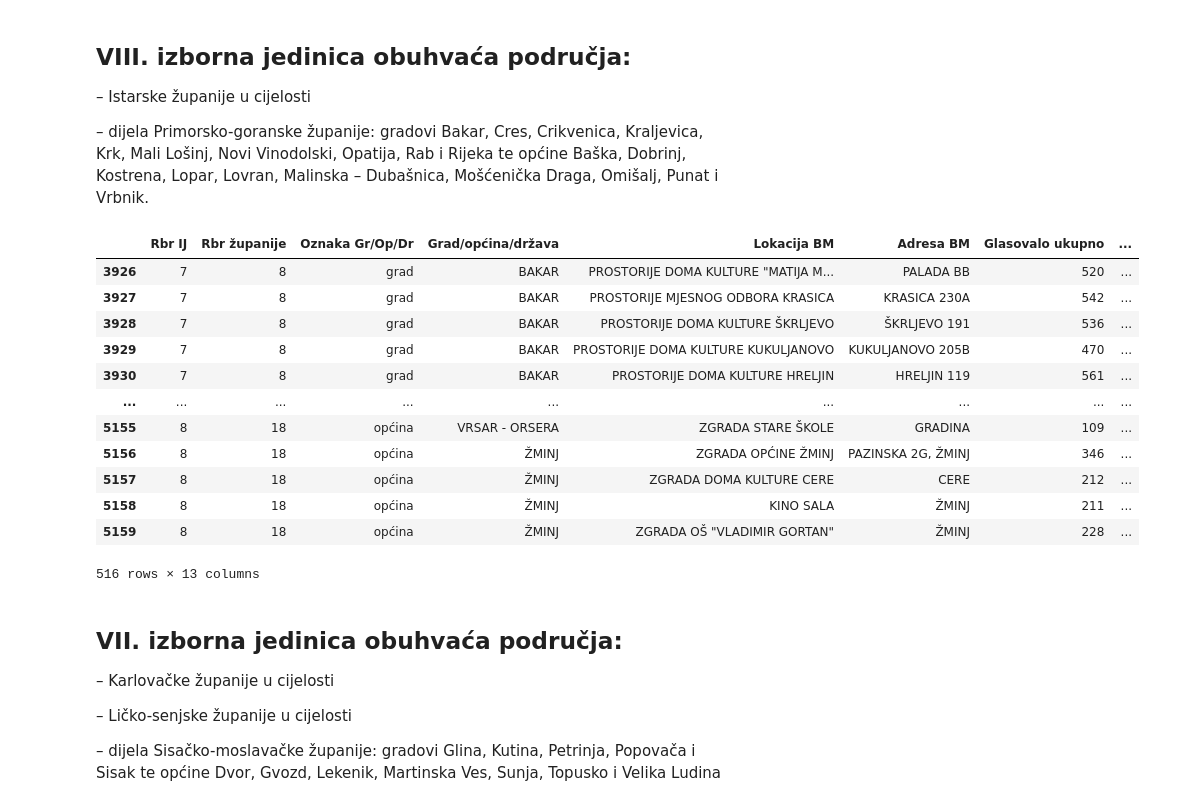
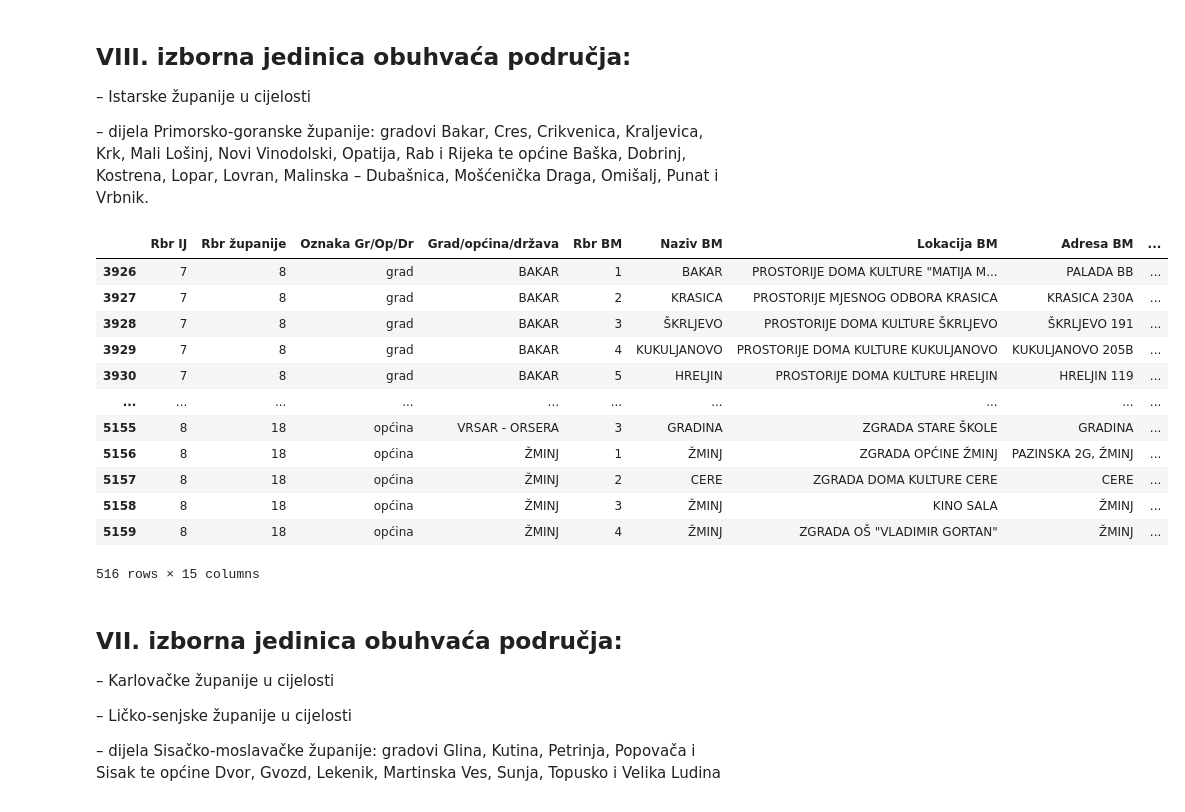
Before and after one commit to anaterovic/AIElections, a Jupyter notebook: preraspodjela-birackih/preraspodjela.ipynb, the cells around one changed output. Cells and saved outputs as stored; diff of their text form; code cells hidden in the pictures.

```diff
--- a/preraspodjela-birackih/preraspodjela.ipynb
+++ b/preraspodjela-birackih/preraspodjela.ipynb
@@ -4,38 +4,52 @@ from tqdm import tqdm
 from typing import List, Dict
 # %%
 PATH_20 = "../data/previous-elections/rezultati_2020/Excel/" #+ "02_01.xlsx"
+# PATH_16 = "../data/previous-elections/rezultati_2016/Excel/" #+ "001_00.xlsx"
+# PATH_15 = "../data/previous-elections/rezultati_2015/Excel/" #+ "02_01.xlsx"
 
 def get_data_ii(i):
     if i < 10:
         i = "0" + str(i)
     data_20 = pd.DataFrame(pd.read_excel(PATH_20 + "02_"+str(i)+".xlsx"))
-    return data_20
+    # data_16 = pd.DataFrame(pd.read_excel(PATH_16 + "0"+str(i)+"_00.xlsx"))
+    # data_15 = pd.DataFrame(pd.read_excel(PATH_15 + "02_"+str(i)+".xlsx"))
+    return data_20#, data_16, data_15
 
 def get_all_data():
     dataframes_20 = []
+    # dataframes_16 = []
+    # dataframes_15 = []
     id2zupanija = {}
 
     for i in tqdm(range (1,11)):
+        # data_20, data_16, data_15 = get_data_ii(i)
         data_20 = get_data_ii(i)
         #remove first row and last 3 rows
         #data_11 = data_11.iloc[1:-3]
 
-        data_20 = data_20.filter(regex=r"Rbr IJ|Rbr.županije|Županija|Oznaka Gr/Op/Dr|Grad/općina/država|Rbr BM|Naziv BM|Lokacija BM|Adresa BM|^Glasovalo birača \(po listićima\)$|SDP|HDZ|MOST|DOMOVINSKI POKRET|MOŽEMO", axis=1)
+        data_20 = data_20.filter(regex=r"Rbr IJ|Rbr.županije|Županija|Oznaka Gr/Op/Dr|Grad/općina/država|Rbr BM|Naziv BM|Lokacija BM|Adresa BM|^Važeći listići$|SDP|HDZ|MOST|DOMOVINSKI POKRET|MOŽEMO", axis=1)
+        # data_16 = data_16.filter(regex=r"Rbr IJ|Rbr.županije|Županija|Oznaka Gr/Op/Dr|Grad/općina/država|Rbr BM|Naziv BM|Lokacija BM|Adresa BM|^Važeći listići$|SDP|HDZ|MOST", axis=1)
+        # data_15 = data_15.filter(regex=r"Rbr IJ|Rbr.županije|Županija|Oznaka Gr/Op/Dr|Grad/općina/država|Rbr BM|Naziv BM|Lokacija BM|Adresa BM|^Važeći listići$|SDP|HDZ|MOST", axis=1)
 
-        data_20.columns = ["Rbr IJ", "Rbr županije", "Županija", "Oznaka Gr/Op/Dr", "Grad/općina/država", "Rbr BM", "Naziv BM", "Lokacija BM", "Adresa BM","Glasovalo ukupno","MOST", "MOŽEMO", "DP", "HDZ", "SDP"]
+        data_20.columns = ["Rbr IJ", "Rbr županije", "Županija", "Oznaka Gr/Op/Dr", "Grad/općina/država", "Rbr BM", "Naziv BM", "Lokacija BM", "Adresa BM", "Glasovalo ukupno","MOST", "MOŽEMO", "DP", "HDZ", "SDP"]
+        # data_16.columns = ["Rbr IJ", "Rbr županije", "Županija", "Oznaka Gr/Op/Dr", "Grad/općina/država", "Rbr BM", "Naziv BM", "Lokacija BM", "Adresa BM", "Glasovalo ukupno","MOST", "HDZ", "SDP"]
+        # data_15.columns = ["Rbr IJ", "Rbr županije", "Županija", "Oznaka Gr/Op/Dr", "Grad/općina/država", "Rbr BM", "Naziv BM", "Lokacija BM", "Adresa BM", "Glasovalo ukupno","MOST", "HDZ", "SDP"]
 
         id2zupanija.update(dict(zip(data_20["Rbr županije"], data_20["Županija"])))
-        data_20.drop("Županija", axis=1, inplace=True)
 
+        # for df in [data_20, data_16, data_15]:
         for df in [data_20]:
-            df["Adresa BM"] = df["Adresa BM"]
+            df.drop("Županija", axis=1, inplace=True)
             df["BM"] = df["Rbr BM"].astype(int).astype(str) + " " + df["Naziv BM"]
-            df.drop("Naziv BM", axis=1, inplace=True)
-            df.drop("Rbr BM", axis=1, inplace=True)
 
 
         dataframes_20.append(data_20)
+        # dataframes_16.append(data_16)
+        # dataframes_15.append(data_15)
 
     data_20 = pd.concat(dataframes_20).reset_index(drop=True)
+    # data_16 = pd.concat(dataframes_16).reset_index(drop=True)
+    # data_15 = pd.concat(dataframes_15).reset_index(drop=True)
+    # return data_20, data_16, data_15, id2zupanija
     return data_20, id2zupanija
 # %%
@@ -85,6 +100,8 @@ def create_izborna_jedinica(df: pd.DataFrame, zupanije: List[str], zup2gradovi_o
             if grad_opcina not in found_matches:
                 print(f"Could not find match for {grad_opcina} ({id2zupanija[zupanija_id]})")
     return pd.DataFrame(rows)
+# %%
+data_ij: Dict[str, pd.DataFrame] = {}
 # %% [markdown]
 ## X. izborna jedinica obuhvaća područja:
 
@@ -100,5 +117,6 @@ zup2gradovi_opcine = {
 }
 
 data_10 = create_izborna_jedinica(data_20, zupanije, zup2gradovi_opcine)
+data_ij[10] = data_10
 data_10
 # %% [output]
@@ -142,5 +160,6 @@ zup2gradovi_opcine = {
     ]
 }
 data_9 = create_izborna_jedinica(data_20, zupanije, zup2gradovi_opcine)
+data_ij[9] = data_9
 data_9
 # %% [output]
@@ -166,32 +185,33 @@ data_9
 # %%
 # VIII. izborna jedinica obuhvaća područja:
 
 # – Istarske županije u cijelosti
 
 # – dijela Primorsko-goranske županije: gradovi Bakar, Cres, Crikvenica, Kraljevica, Krk, Mali Lošinj, Novi Vinodolski, Opatija, Rab i Rijeka te općine Baška, Dobrinj, Kostrena, Lopar, Lovran, Malinska – Dubašnica, Mošćenička Draga, Omišalj, Punat i Vrbnik.
 
 zupanije = ["ISTARSKA ŽUPANIJA"]
 zup2gradovi_opcine = {
     "PRIMORSKO-GORANSKA ŽUPANIJA": [
         "Bakar", "Cres", "Crikvenica", "Kraljevica", "Krk", "Mali Lošinj", "Novi Vinodolski", "Opatija", "Rab", "Rijeka", "Baška", "Dobrinj", "Kostrena", "Lopar", "Lovran", "Malinska-Dubašnica", "Mošćenička Draga", "Omišalj", "Punat", "Vrbnik"
     ]
 }
 data_8 = create_izborna_jedinica(data_20, zupanije, zup2gradovi_opcine)
+data_ij[8] = data_8
 data_8
 # %% [output]
-|  | Rbr IJ | Rbr županije | Oznaka Gr/Op/Dr | Grad/općina/država | Lokacija BM | Adresa BM | Glasovalo ukupno | ... |
-| 3926 | 7 | 8 | grad | BAKAR | PROSTORIJE DOMA KULTURE "MATIJA M... | PALADA BB | 520 | ... |
-| 3927 | 7 | 8 | grad | BAKAR | PROSTORIJE MJESNOG ODBORA KRASICA | KRASICA 230A | 542 | ... |
-| 3928 | 7 | 8 | grad | BAKAR | PROSTORIJE DOMA KULTURE ŠKRLJEVO | ŠKRLJEVO 191 | 536 | ... |
-| 3929 | 7 | 8 | grad | BAKAR | PROSTORIJE DOMA KULTURE KUKULJANOVO | KUKULJANOVO 205B | 470 | ... |
-| 3930 | 7 | 8 | grad | BAKAR | PROSTORIJE DOMA KULTURE HRELJIN | HRELJIN 119 | 561 | ... |
-| ... | ... | ... | ... | ... | ... | ... | ... | ... |
-| 5155 | 8 | 18 | općina | VRSAR - ORSERA | ZGRADA STARE ŠKOLE | GRADINA | 109 | ... |
-| 5156 | 8 | 18 | općina | ŽMINJ | ZGRADA OPĆINE ŽMINJ | PAZINSKA 2G, ŽMINJ | 346 | ... |
-| 5157 | 8 | 18 | općina | ŽMINJ | ZGRADA DOMA KULTURE CERE | CERE | 212 | ... |
-| 5158 | 8 | 18 | općina | ŽMINJ | KINO SALA | ŽMINJ | 211 | ... |
-| 5159 | 8 | 18 | općina | ŽMINJ | ZGRADA OŠ "VLADIMIR GORTAN" | ŽMINJ | 228 | ... |
+|  | Rbr IJ | Rbr županije | Oznaka Gr/Op/Dr | Grad/općina/država | Rbr BM | Naziv BM | Lokacija BM | Adresa BM | ... |
+| 3926 | 7 | 8 | grad | BAKAR | 1 | BAKAR | PROSTORIJE DOMA KULTURE "MATIJA M... | PALADA BB | ... |
+| 3927 | 7 | 8 | grad | BAKAR | 2 | KRASICA | PROSTORIJE MJESNOG ODBORA KRASICA | KRASICA 230A | ... |
+| 3928 | 7 | 8 | grad | BAKAR | 3 | ŠKRLJEVO | PROSTORIJE DOMA KULTURE ŠKRLJEVO | ŠKRLJEVO 191 | ... |
+| 3929 | 7 | 8 | grad | BAKAR | 4 | KUKULJANOVO | PROSTORIJE DOMA KULTURE KUKULJANOVO | KUKULJANOVO 205B | ... |
+| 3930 | 7 | 8 | grad | BAKAR | 5 | HRELJIN | PROSTORIJE DOMA KULTURE HRELJIN | HRELJIN 119 | ... |
+| ... | ... | ... | ... | ... | ... | ... | ... | ... | ... |
+| 5155 | 8 | 18 | općina | VRSAR - ORSERA | 3 | GRADINA | ZGRADA STARE ŠKOLE | GRADINA | ... |
+| 5156 | 8 | 18 | općina | ŽMINJ | 1 | ŽMINJ | ZGRADA OPĆINE ŽMINJ | PAZINSKA 2G, ŽMINJ | ... |
+| 5157 | 8 | 18 | općina | ŽMINJ | 2 | CERE | ZGRADA DOMA KULTURE CERE | CERE | ... |
+| 5158 | 8 | 18 | općina | ŽMINJ | 3 | ŽMINJ | KINO SALA | ŽMINJ | ... |
+| 5159 | 8 | 18 | općina | ŽMINJ | 4 | ŽMINJ | ZGRADA OŠ "VLADIMIR GORTAN" | ŽMINJ | ... |
-516 rows × 13 columns
+516 rows × 15 columns
 # %% [markdown]
 ## VII. izborna jedinica obuhvaća područja:
 
```
Also changed, not shown: parts of 21 cells of this notebook.
